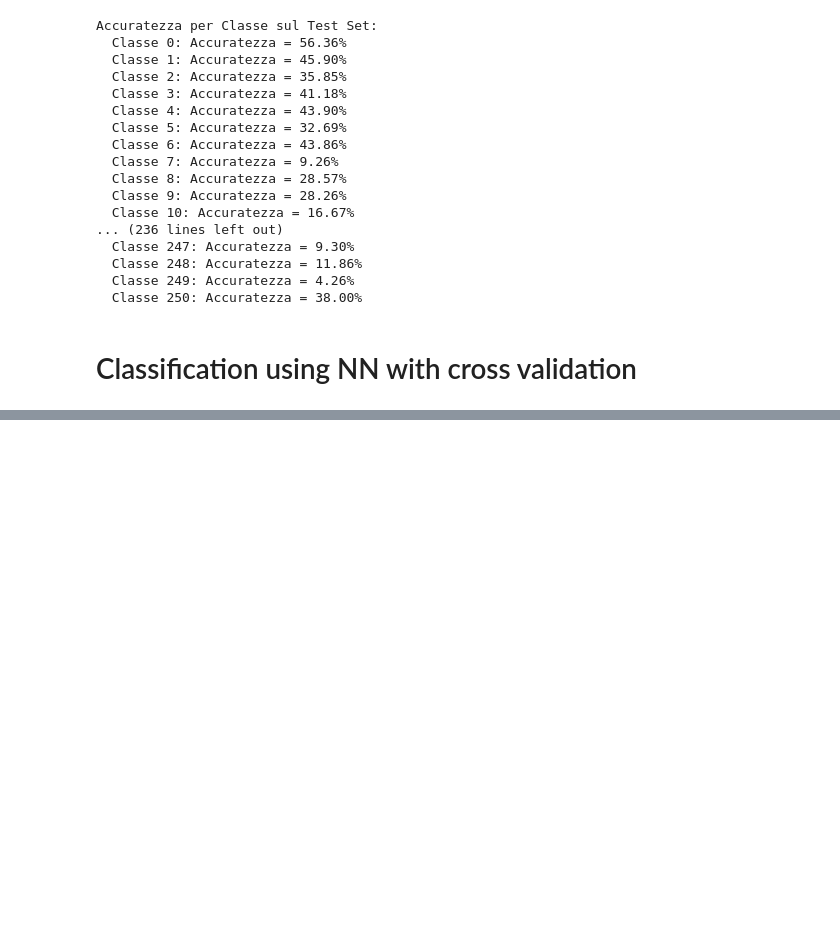
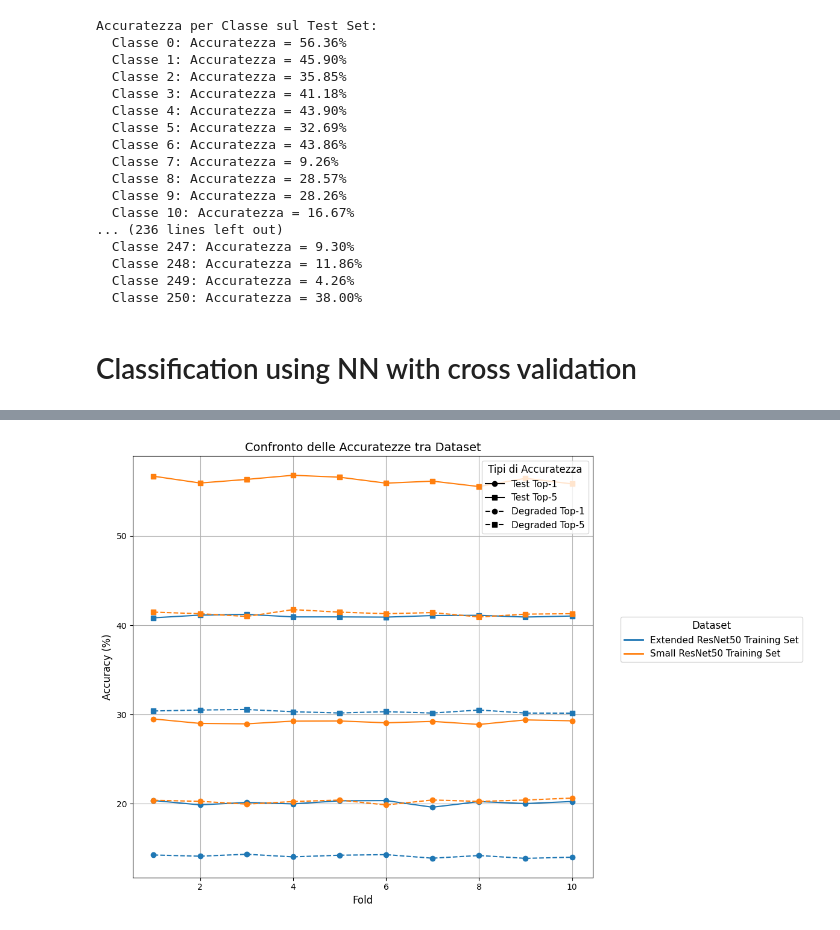
Before and after one commit to Tezze2001/vipm_project, a Jupyter notebook: networks/net_classifier.ipynb, the cells around one changed output, grey strips where cells are left out. Cells and saved outputs as stored; diff of their text form; code cells hidden in the pictures; blank space fills up the shorter version.

```diff
--- a/networks/net_classifier.ipynb
+++ b/networks/net_classifier.ipynb
@@ -362,0 +400,8 @@ Fold 2 Results:
+# %%
+# Analisi e visualizzazione dei risultati
+for result in results:
+    print(f"\n=== Results for {result['training_set']} ===")
+    print(f"  Average Test Accuracy Top-1: {np.mean(result['fold_test_accuracies_top1']) * 100:.2f}%")
+    print(f"  Average Test Accuracy Top-5: {np.mean(result['fold_test_accuracies_top5']) * 100:.2f}%")
+    print(f"  Average Degraded Accuracy Top-1: {np.mean(result['fold_degraded_accuracies_top1']) * 100:.2f}%")
+    print(f"  Average Degraded Accuracy Top-5: {np.mean(result['fold_degraded_accuracies_top5']) * 100:.2f}%")
@@ -392,0 +450,58 @@ Media Degraded Accuracy Top-5: 30.43% ± 0.17%
+# %%
+# Importa una mappa di colori per distinguere i dataset
+from matplotlib.lines import Line2D
+
+# Inizializza una figura
+plt.figure(figsize=(12, 8))
+
+# Mappa colori per distinguere i dataset
+colors = matplotlib.colormaps.get_cmap("tab10")
+
+# Traccia le accuratezze per ogni dataset
+for i, result in enumerate(results):
+    training_set_name = result["training_set"]
+    color = colors(i)
+
+    # Accuratezze
+    test_top1 = [acc * 100 for acc in result["fold_test_accuracies_top1"]]
+    test_top5 = [acc * 100 for acc in result["fold_test_accuracies_top5"]]
+    degraded_top1 = [acc * 100 for acc in result["fold_degraded_accuracies_top1"]]
+    degraded_top5 = [acc * 100 for acc in result["fold_degraded_accuracies_top5"]]
+
+    # Plotta le curve
+    plt.plot(range(1, k + 1), test_top1, marker='o', label=f"{training_set_name} - Test Top-1", color=color)
+    plt.plot(range(1, k + 1), test_top5, marker='s', label=f"{training_set_name} - Test Top-5", color=color)
+    plt.plot(range(1, k + 1), degraded_top1, marker='o', label=f"{training_set_name} - Degraded Top-1", color=color, linestyle="--")
+    plt.plot(range(1, k + 1), degraded_top5, marker='s', label=f"{training_set_name} - Degraded Top-5", color=color, linestyle="--")
+
+# Etichette e dettagli
+plt.xlabel('Fold', fontsize=12)
+plt.ylabel('Accuracy (%)', fontsize=12)
+plt.title('Confronto delle Accuratezze tra Dataset', fontsize=14)
+plt.grid(True)
+
+# Crea una legenda personalizzata per raggruppare i tipi di curve
+custom_legend = [
+    Line2D([0], [0], color="black", marker='o', label="Test Top-1"),
+    Line2D([0], [0], color="black", marker='s', label="Test Top-5"),
+    Line2D([0], [0], color="black", marker='o', label="Degraded Top-1", linestyle="--"),
+    Line2D([0], [0], color="black", marker='s', label="Degraded Top-5", linestyle="--"),
+]
+
+# Prima legenda: tipi di accuratezza
+accuracy_legend = plt.legend(handles=custom_legend, loc="upper right", title="Tipi di Accuratezza", fontsize=11, title_fontsize=12)
+
+# Aggiungi la prima legenda alla figura
+plt.gca().add_artist(accuracy_legend)
+
+# Crea una legenda per i dataset
+dataset_legend = [Line2D([0], [0], color=colors(i), lw=2, label=result["training_set"]) for i, result in enumerate(results)]
+
+# Aggiungi la seconda legenda separatamente
+plt.legend(handles=dataset_legend, loc="lower left", title="Dataset", fontsize=11, title_fontsize=12, bbox_to_anchor=(1.05, 0.5))
+
+# Assicurati che tutto sia ben disposto
+plt.tight_layout()
+plt.show()
+# %% [output]
+[figure, added]
```
Also changed, not shown: parts of 8 cells of this notebook.
